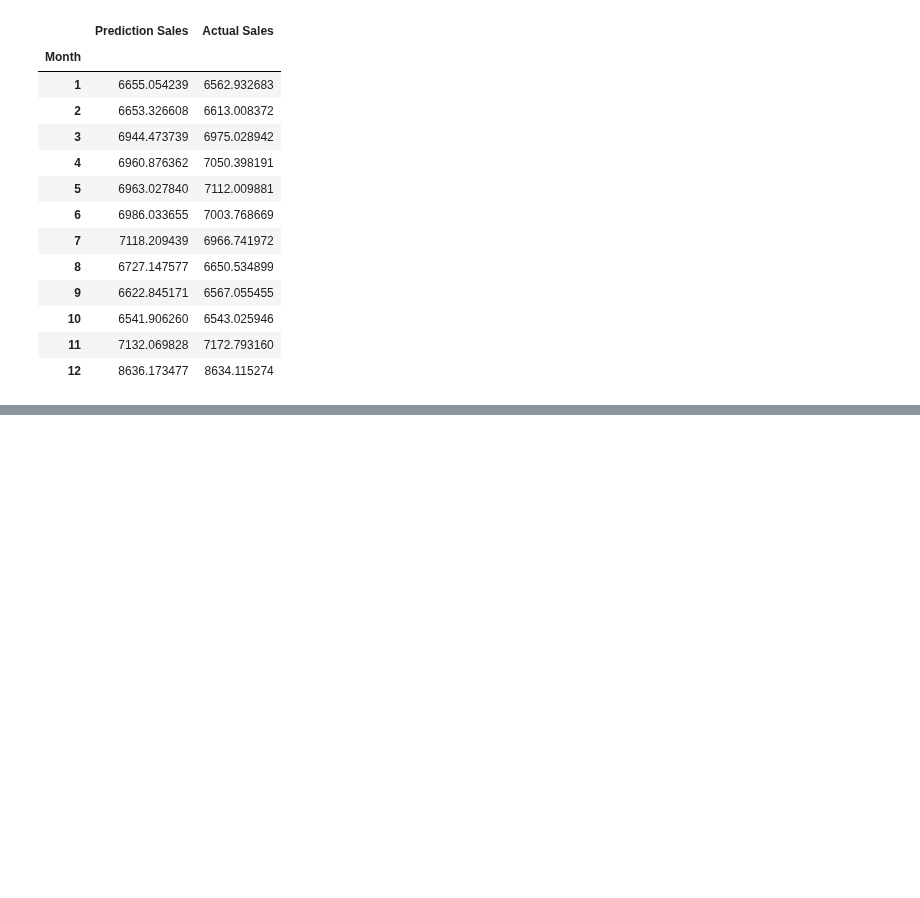
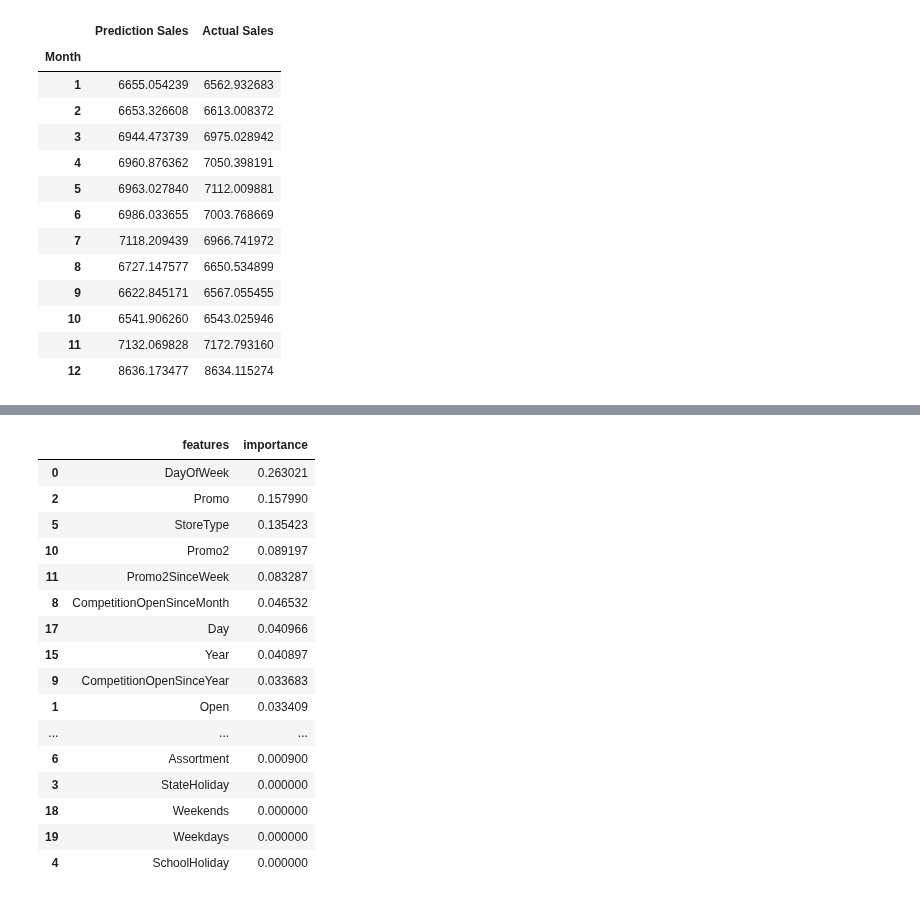
Before and after one commit to nebasam/Forecasting-Sales, a Jupyter notebook: notebooks/prediction_model.ipynb, the cells around one changed output, grey strips where cells are left out. Cells and saved outputs as stored; diff of their text form; code cells hidden in the pictures; blank space fills up the shorter version.

```diff
--- a/notebooks/prediction_model.ipynb
+++ b/notebooks/prediction_model.ipynb
@@ -313,0 +308,21 @@ step Mean abs error of model is: 725.315
+# %%
+random_feat_imp = randomforestPipeLine.get_feature_importance(model).sort_values(by=["importance"], ascending=False)
+display(random_feat_imp)
+# %% [output]
+|  | features | importance |
+| 0 | DayOfWeek | 0.263021 |
+| 2 | Promo | 0.157990 |
+| 5 | StoreType | 0.135423 |
+| 10 | Promo2 | 0.089197 |
+| 11 | Promo2SinceWeek | 0.083287 |
+| 8 | CompetitionOpenSinceMonth | 0.046532 |
+| 17 | Day | 0.040966 |
+| 15 | Year | 0.040897 |
+| 9 | CompetitionOpenSinceYear | 0.033683 |
+| 1 | Open | 0.033409 |
+| ... | ... | ... |
+| 6 | Assortment | 0.000900 |
+| 3 | StateHoliday | 0.000000 |
+| 18 | Weekends | 0.000000 |
+| 19 | Weekdays | 0.000000 |
+| 4 | SchoolHoliday | 0.000000 |
```
Also changed, not shown: parts of 3 cells of this notebook.
